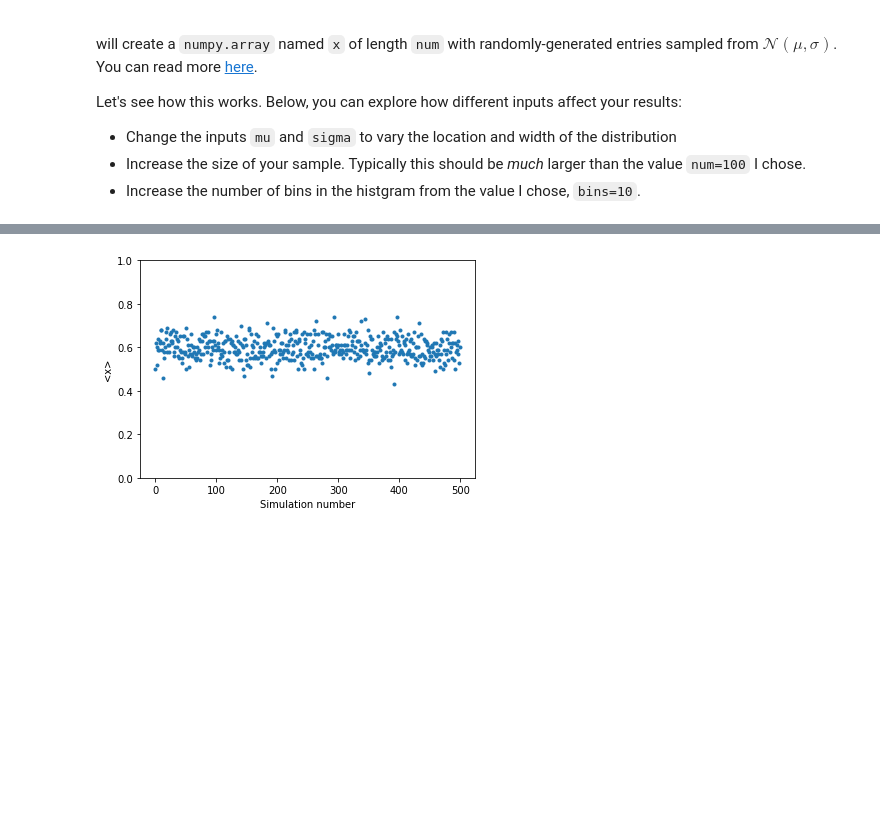
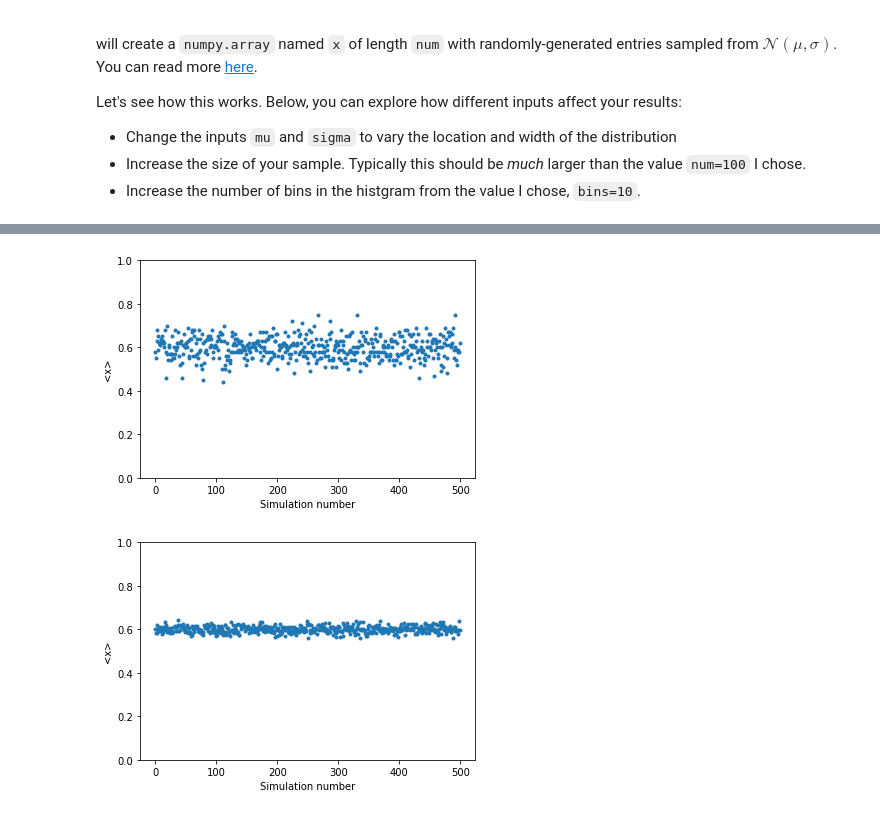
Before and after one commit to PHYS-2030-Computational-Methods/Lecture-notes, a Jupyter notebook: Lesson 2 - Normal distributions.ipynb, the cells around one changed output, grey strips where cells are left out. Saved outputs shown, nothing was run; the diff lists cells and outputs as text; code cells hidden in the pictures; blank space fills up the shorter version.

```diff
--- a/Lesson 2 - Normal distributions.ipynb
+++ b/Lesson 2 - Normal distributions.ipynb
@@ -262,33 +267,47 @@ Finally, note that $\sigma/\sqrt{N}$ is simply the standard error of the mean. I
 # %%
 # Define a function that will flip a coin N times and calculate the mean <x>
 def coin_flip_simulation(num):
 
     # Define parameters
     p = 0.6
     options = [1,0]
     prob = [p,1-p]
 
     # Generate samples
     x = np.random.choice(options,num,p=prob)
 
     # Calculate <x>
     mean = np.mean(x)
 
     return mean
 
 # Let's perform 500 simulations, each with N=100
-# Try changing N to see how the scatter in the mean changes
 num = 100
 
 list_of_means = []
 for i in range(500):
     list_of_means.append(coin_flip_simulation(num))
 
-plt.plot(list_of_means,'.')
+plt.plot(list_of_means,'.',label='N=100')
 
 plt.xlabel('Simulation number')
 plt.ylabel('<x>')
 plt.ylim([0,1])
 plt.show()
+
+# Let's perform 500 simulations, each with N=100
+num = 1000
+
+list_of_means = []
+for i in range(500):
+    list_of_means.append(coin_flip_simulation(num))
+
+plt.plot(list_of_means,'.',label='N=1000')
+
+plt.xlabel('Simulation number')
+plt.ylabel('<x>')
+plt.ylim([0,1])
+plt.show()
 # %% [output]
-[figure, old version]
+[figure, new version]
+[figure, added]
```
Also changed, not shown: parts of 9 cells of this notebook.
